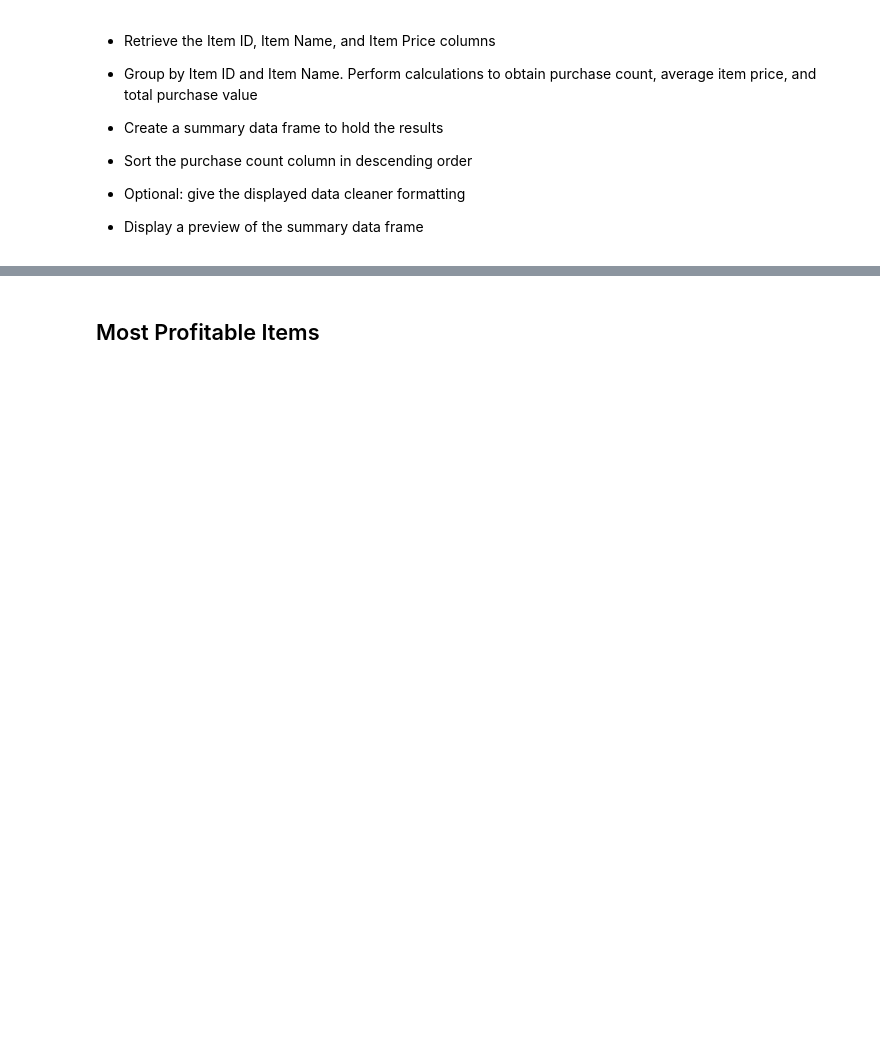
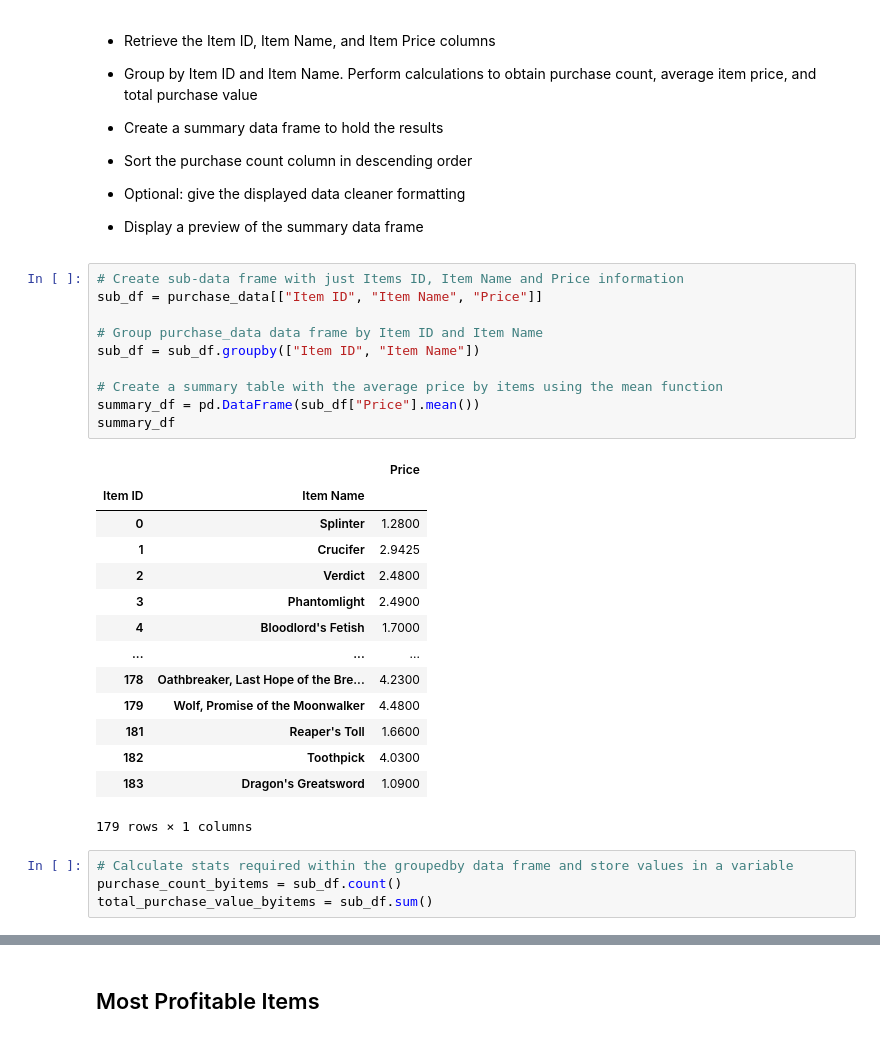
Before and after one commit to alisishinyavuz/pandas-challenge, a Jupyter notebook: HeroesOfPymoli.ipynb, the cells around one changed output, grey strips where cells are left out. Drawn from its saved outputs; the diff is of its cells as text; blank space fills up the shorter version.

```diff
--- a/HeroesOfPymoli.ipynb
+++ b/HeroesOfPymoli.ipynb
@@ -483,4 +479,33 @@ summary_top_spenders_df.sort_values()
 
 
 * Display a preview of the summary data frame
+# %%
+# Create sub-data frame with just Items ID, Item Name and Price information
+sub_df = purchase_data[["Item ID", "Item Name", "Price"]]
+
+# Group purchase_data data frame by Item ID and Item Name
+sub_df = sub_df.groupby(["Item ID", "Item Name"])
+
+# Create a summary table with the average price by items using the mean function
+summary_df = pd.DataFrame(sub_df["Price"].mean())
+summary_df
+# %% [output]
+|  |  | Price |
+| Item ID | Item Name |  |
+| 0 | Splinter | 1.2800 |
+| 1 | Crucifer | 2.9425 |
+| 2 | Verdict | 2.4800 |
+| 3 | Phantomlight | 2.4900 |
+| 4 | Bloodlord's Fetish | 1.7000 |
+| ... | ... | ... |
+| 178 | Oathbreaker, Last Hope of the Bre... | 4.2300 |
+| 179 | Wolf, Promise of the Moonwalker | 4.4800 |
+| 181 | Reaper's Toll | 1.6600 |
+| 182 | Toothpick | 4.0300 |
+| 183 | Dragon's Greatsword | 1.0900 |
+179 rows × 1 columns
+# %%
+# Calculate stats required within the groupedby data frame and store values in a variable
+purchase_count_byitems = sub_df.count()
+total_purchase_value_byitems = sub_df.sum()
 # %%
```
Also changed, not shown: parts of 7 cells of this notebook.
